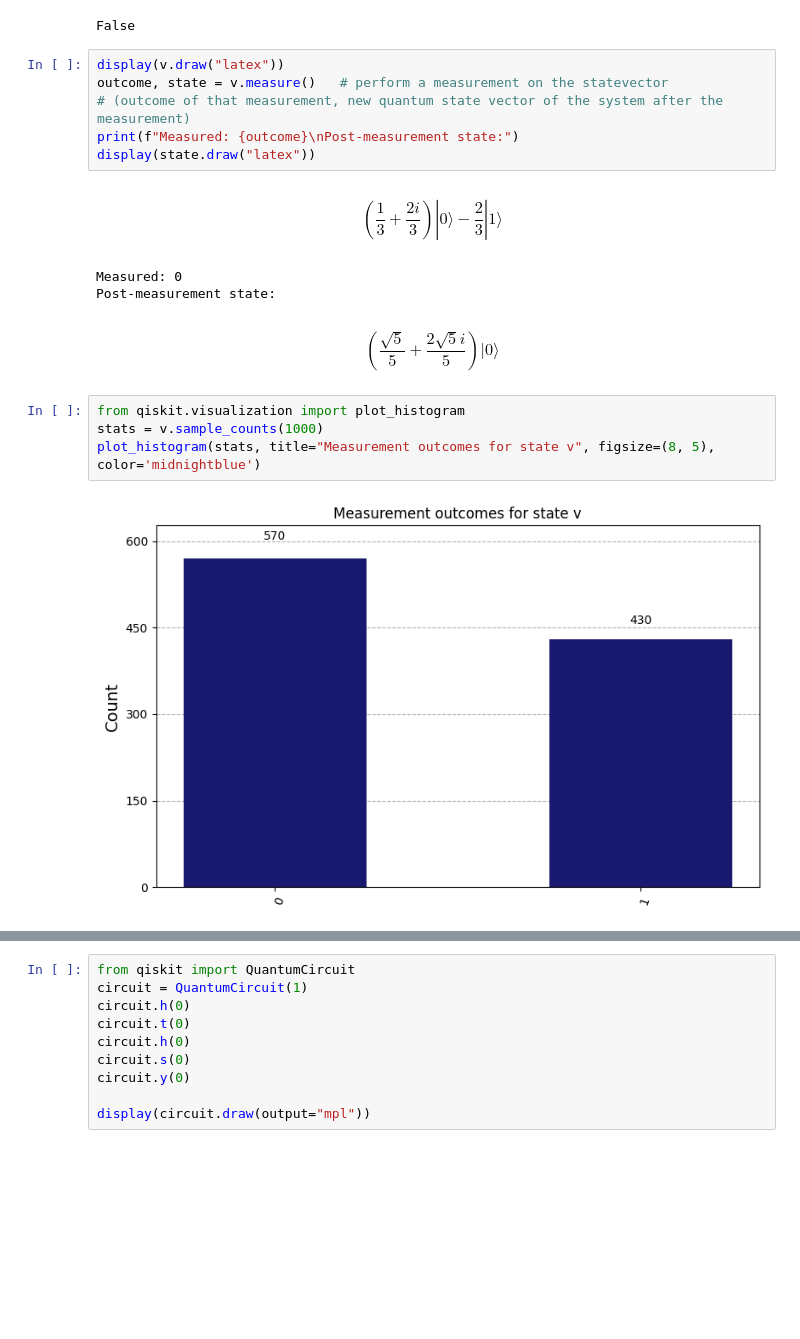
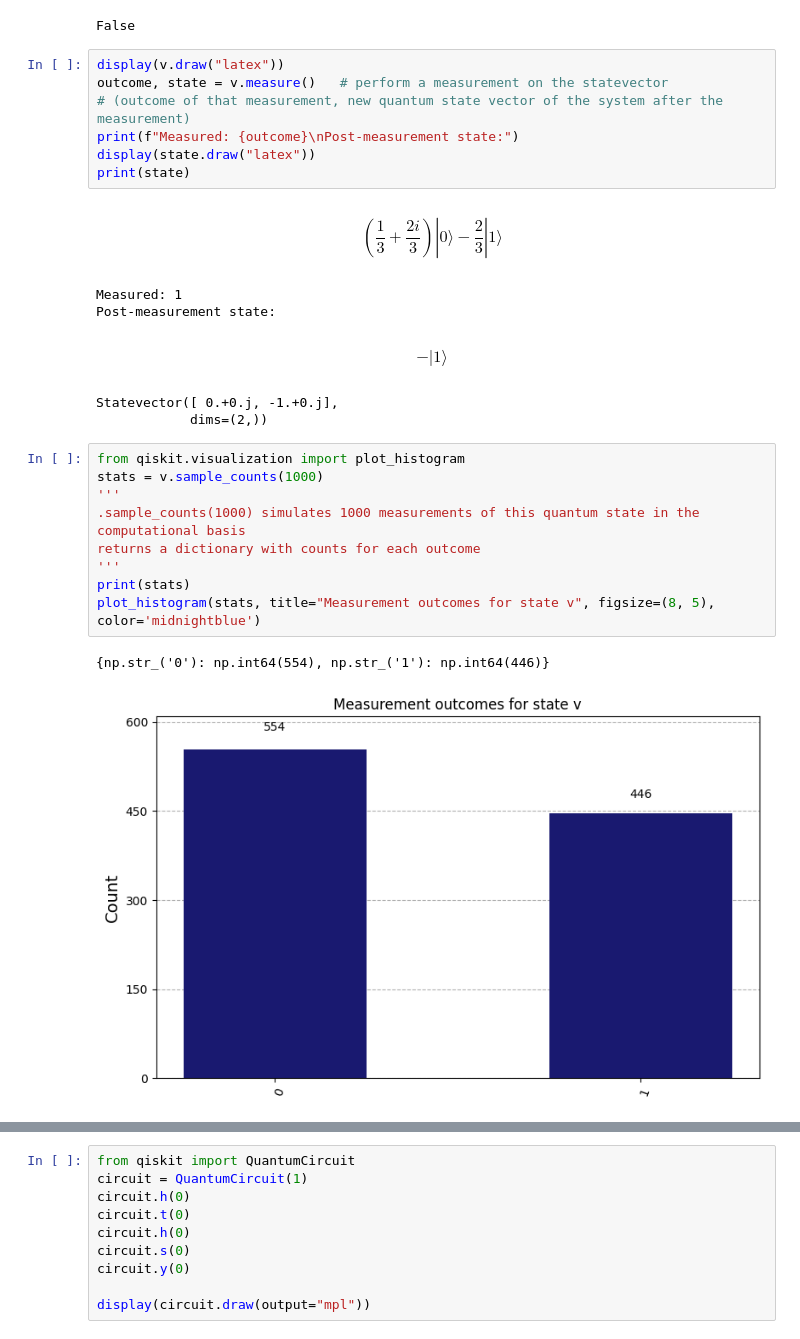
Before and after one commit to Pawani-NA34/Quantum-Computing, a Jupyter notebook: Hello-World-Qiskit_v1.ipynb, the cells around one changed output, grey strips where cells are left out. Drawn from its saved outputs; the diff is of its cells as text; blank space fills up the shorter version.

```diff
--- a/Hello-World-Qiskit_v1.ipynb
+++ b/Hello-World-Qiskit_v1.ipynb
@@ -92,15 +110,24 @@ outcome, state = v.measure()   # perform a measurement on the statevector
 # (outcome of that measurement, new quantum state vector of the system after the measurement)
 print(f"Measured: {outcome}\nPost-measurement state:")
 display(state.draw("latex"))
+print(state)
 # %% [output]
 $$(\frac{1}{3} + \frac{2 i}{3}) |0\rangle- \frac{2}{3} |1\rangle$$
-Measured: 0
+Measured: 1
 Post-measurement state:
-$$(\frac{\sqrt{5}}{5} + \frac{2 \sqrt{5} i}{5}) |0\rangle$$
+$$- |1\rangle$$
+Statevector([ 0.+0.j, -1.+0.j],
+            dims=(2,))
 # %%
 from qiskit.visualization import plot_histogram
 stats = v.sample_counts(1000)
+'''
+.sample_counts(1000) simulates 1000 measurements of this quantum state in the computational basis
+returns a dictionary with counts for each outcome
+'''
+print(stats)
 plot_histogram(stats, title="Measurement outcomes for state v", figsize=(8, 5), color='midnightblue')
 # %% [output]
+{np.str_('0'): np.int64(554), np.str_('1'): np.int64(446)}
-[figure, old version]
+[figure, new version]
 # %%
```
Also changed, not shown: parts of 22 cells of this notebook.
